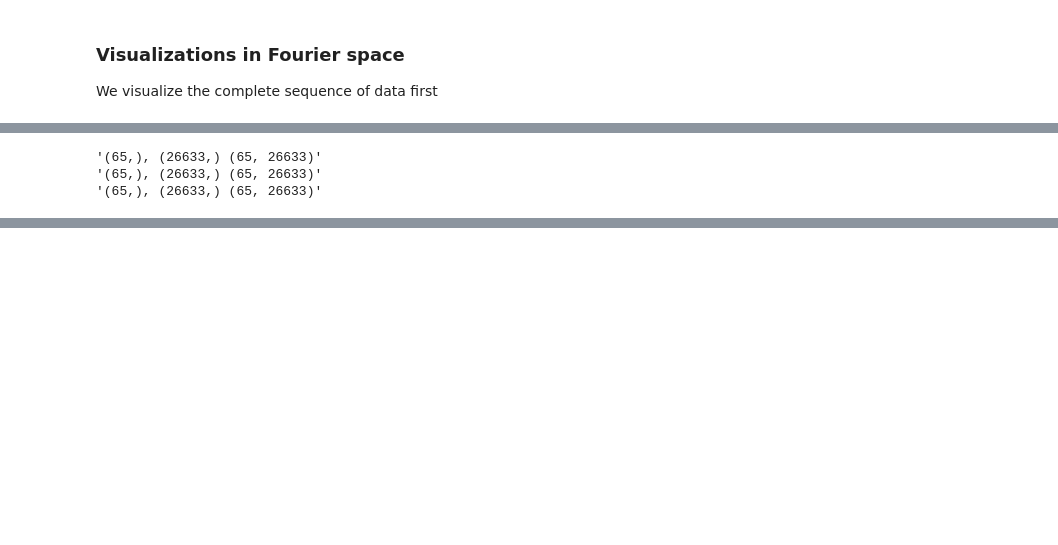
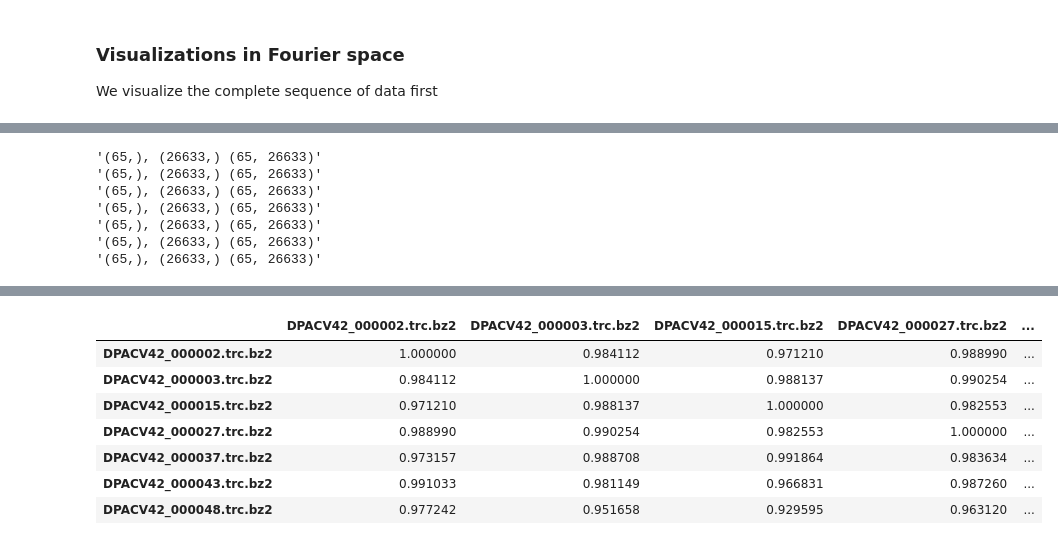
Before and after one commit to mu-triv/DPACv4, a Jupyter notebook: dpacv4.ipynb, the cells around one changed output, grey strips where cells are left out. Drawn from its saved outputs; the diff is of its cells as text; code cells hidden in the pictures; blank space fills up the shorter version.

```diff
--- a/dpacv4.ipynb
+++ b/dpacv4.ipynb
@@ -97,7 +97,7 @@ def load_trace_file(filename):
     return {FILENAME:filename, HEADER: trace_header, TRACE: trace_data}
 # %%
 # extract data files
-trace_indexes = [25, 30, 35]
+trace_indexes = [2, 3, 15, 27, 37, 43, 48]
 
 trace_data = [load_trace_file(bz2_files[idx]) for idx in trace_indexes]
 for data in trace_data:
@@ -274,6 +278,10 @@ for data in trace_data:
 '(65,), (26633,) (65, 26633)'
 '(65,), (26633,) (65, 26633)'
 '(65,), (26633,) (65, 26633)'
+'(65,), (26633,) (65, 26633)'
+'(65,), (26633,) (65, 26633)'
+'(65,), (26633,) (65, 26633)'
+'(65,), (26633,) (65, 26633)'
 # %%
 plt.figure(figsize=(12, 6 * len(trace_data)), dpi=80)
 subplot_id = 1
@@ -309,3 +317,18 @@ plt.show()
 # %% [output]
 [interactive output not drawn]
 [interactive output not drawn]
+# %%
+df_traces = pandas.DataFrame()
+for data in trace_data:
+    df_traces[os.path.basename(data[FILENAME])] = data[TRACE]
+# %%
+df_traces.corr(method='pearson')
+# %% [output]
+|  | DPACV42_000002.trc.bz2 | DPACV42_000003.trc.bz2 | DPACV42_000015.trc.bz2 | DPACV42_000027.trc.bz2 | ... |
+| DPACV42_000002.trc.bz2 | 1.000000 | 0.984112 | 0.971210 | 0.988990 | ... |
+| DPACV42_000003.trc.bz2 | 0.984112 | 1.000000 | 0.988137 | 0.990254 | ... |
+| DPACV42_000015.trc.bz2 | 0.971210 | 0.988137 | 1.000000 | 0.982553 | ... |
+| DPACV42_000027.trc.bz2 | 0.988990 | 0.990254 | 0.982553 | 1.000000 | ... |
+| DPACV42_000037.trc.bz2 | 0.973157 | 0.988708 | 0.991864 | 0.983634 | ... |
+| DPACV42_000043.trc.bz2 | 0.991033 | 0.981149 | 0.966831 | 0.987260 | ... |
+| DPACV42_000048.trc.bz2 | 0.977242 | 0.951658 | 0.929595 | 0.963120 | ... |
```
Also changed, not shown: parts of 2 cells of this notebook, 11 other files.
